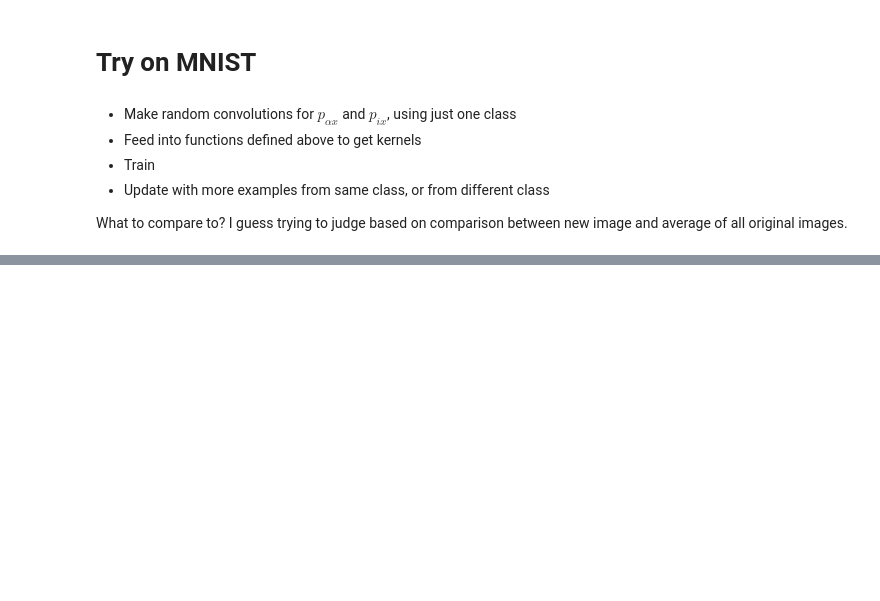
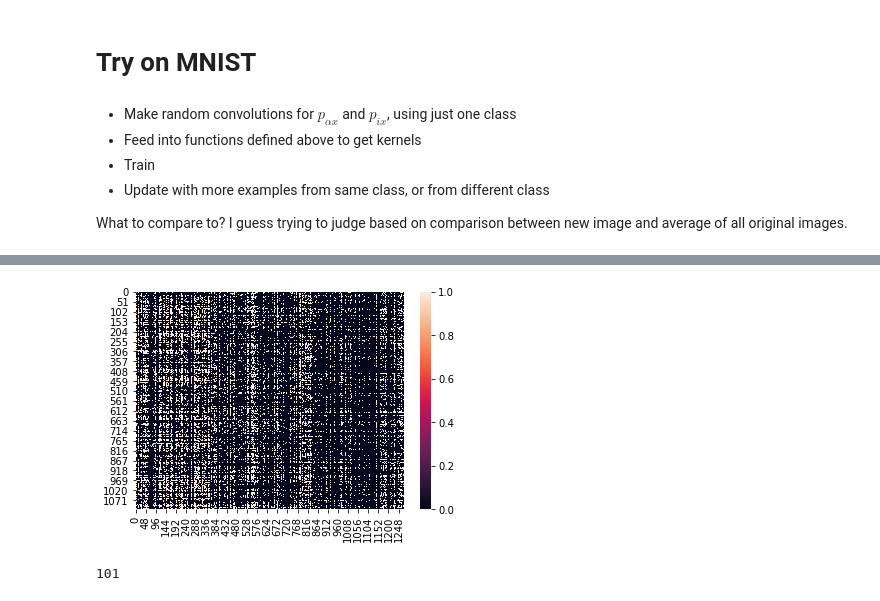
Before and after one commit to Ninjaneer32/immune-svm, a Jupyter notebook: scripts/Testing.ipynb, the cells around one changed output, grey strips where cells are left out. Drawn from its saved outputs; the diff is of its cells as text; code cells hidden in the pictures; blank space fills up the shorter version.

```diff
--- a/scripts/Testing.ipynb
+++ b/scripts/Testing.ipynb
@@ -496,0 +472,10 @@ plt.show()
+# %%
+thresh=4.5
+Tcell_list = np.logical_and(p_base.max(axis=1)>6,p_base.max(axis=1)<7)
+Treg_list = np.logical_and(p_base.max(axis=1)>6.5,p_base.max(axis=1)<6.6)
+sns.heatmap(p_base[Tcell_list,:]>thresh)
+plt.show()
+((p_base[Tcell_list,:]>thresh).sum(axis=0)==0).sum()
+# %% [output]
+[figure, added]
+101
```
Also changed, not shown: parts of 15 cells of this notebook.
